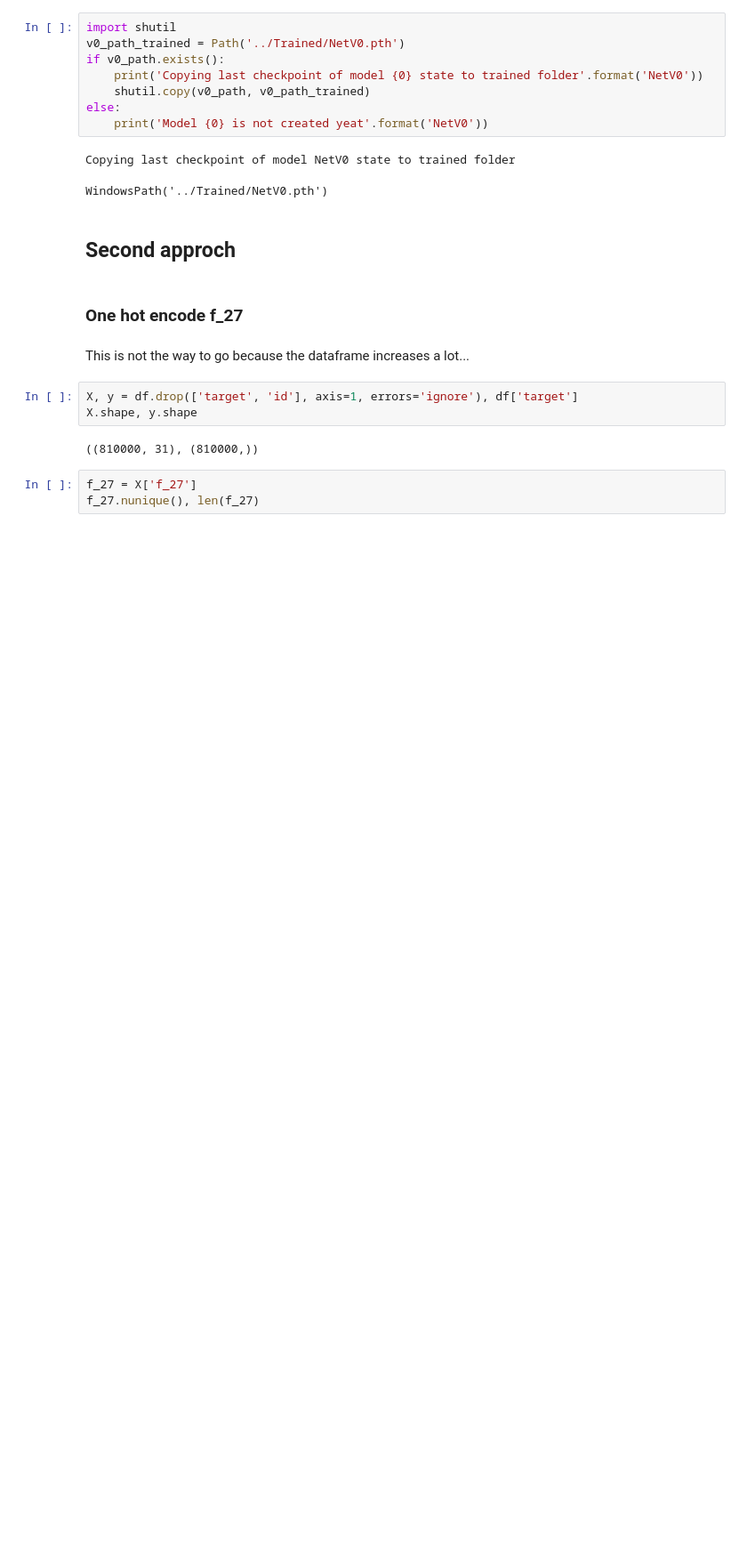
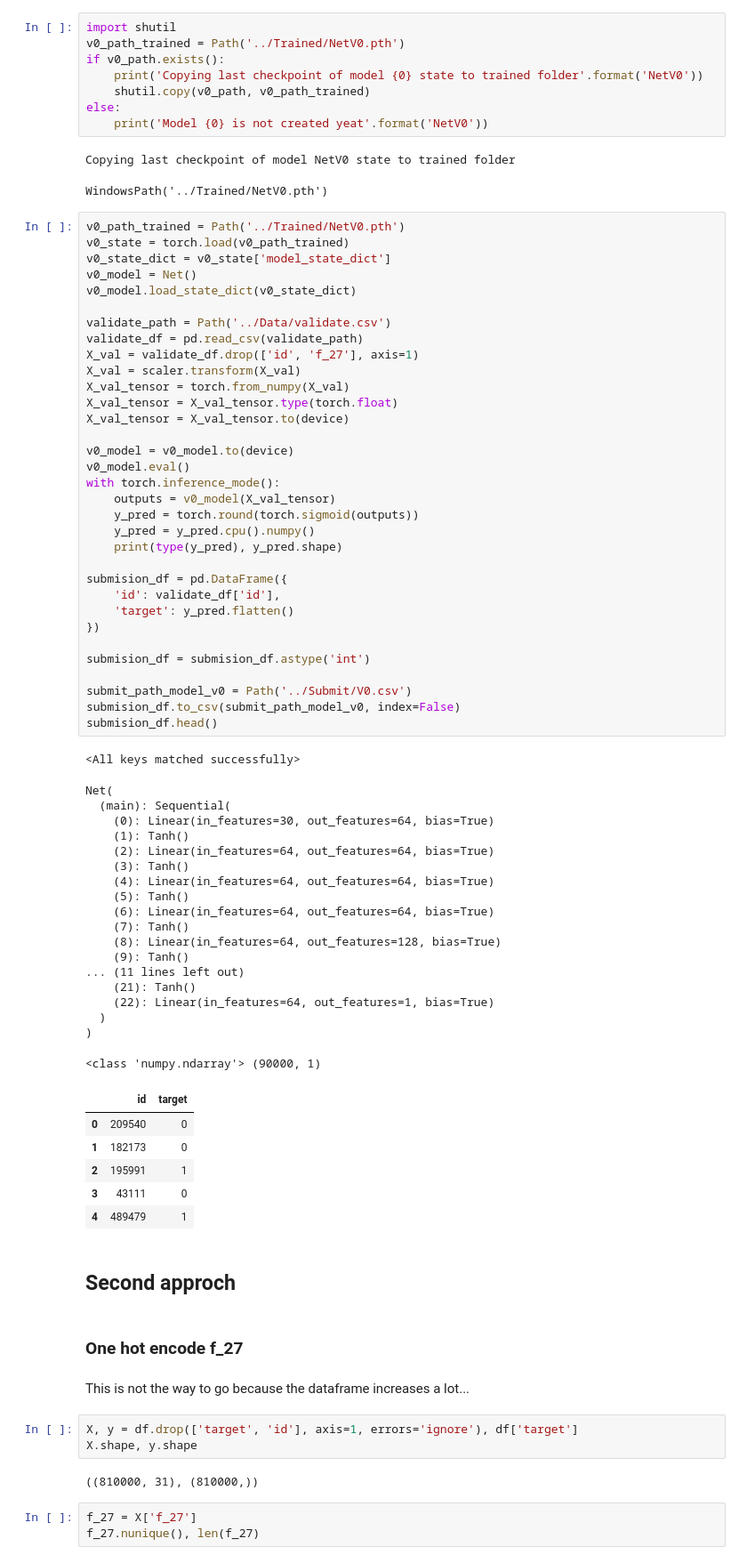
Before and after one commit to wilberquito/DeepLearningCompetition2023, a Jupyter notebook: Code/ML_STUDENT_COMPETITION.ipynb, the cells around one changed output. Shown at 89% size. Drawn from its saved outputs; the diff is of its cells as text; blank space fills up the shorter version.

Commit message:
Predict recovering v0 trained model

```diff
--- a/Code/ML_STUDENT_COMPETITION.ipynb
+++ b/Code/ML_STUDENT_COMPETITION.ipynb
@@ -311,6 +345,65 @@ else:
 # %% [output]
 Copying last checkpoint of model NetV0 state to trained folder
 WindowsPath('../Trained/NetV0.pth')
+# %%
+v0_path_trained = Path('../Trained/NetV0.pth')
+v0_state = torch.load(v0_path_trained)
+v0_state_dict = v0_state['model_state_dict']
+v0_model = Net()
+v0_model.load_state_dict(v0_state_dict)
+
+validate_path = Path('../Data/validate.csv')
+validate_df = pd.read_csv(validate_path)
+X_val = validate_df.drop(['id', 'f_27'], axis=1)
+X_val = scaler.transform(X_val)
+X_val_tensor = torch.from_numpy(X_val)
+X_val_tensor = X_val_tensor.type(torch.float)
+X_val_tensor = X_val_tensor.to(device)
+
+v0_model = v0_model.to(device)
+v0_model.eval()
+with torch.inference_mode():
+    outputs = v0_model(X_val_tensor)
+    y_pred = torch.round(torch.sigmoid(outputs))
+    y_pred = y_pred.cpu().numpy()
+    print(type(y_pred), y_pred.shape)
+
+submision_df = pd.DataFrame({
+    'id': validate_df['id'],
+    'target': y_pred.flatten()
+})
+
+submision_df = submision_df.astype('int')
+
+submit_path_model_v0 = Path('../Submit/V0.csv')
+submision_df.to_csv(submit_path_model_v0, index=False)
+submision_df.head()
+# %% [output]
+<All keys matched successfully>
+Net(
+  (main): Sequential(
+    (0): Linear(in_features=30, out_features=64, bias=True)
+    (1): Tanh()
+    (2): Linear(in_features=64, out_features=64, bias=True)
+    (3): Tanh()
+    (4): Linear(in_features=64, out_features=64, bias=True)
+    (5): Tanh()
+    (6): Linear(in_features=64, out_features=64, bias=True)
+    (7): Tanh()
+    (8): Linear(in_features=64, out_features=128, bias=True)
+    (9): Tanh()
+... (11 lines left out)
+    (21): Tanh()
+    (22): Linear(in_features=64, out_features=1, bias=True)
+  )
+)
+<class 'numpy.ndarray'> (90000, 1)
+|  | id | target |
+| 0 | 209540 | 0 |
+| 1 | 182173 | 0 |
+| 2 | 195991 | 1 |
+| 3 | 43111 | 0 |
+| 4 | 489479 | 1 |
 # %% [markdown]
 ## Second approch
 # %% [markdown]
```
Also changed, not shown: parts of 14 cells of this notebook, 1 other file.
